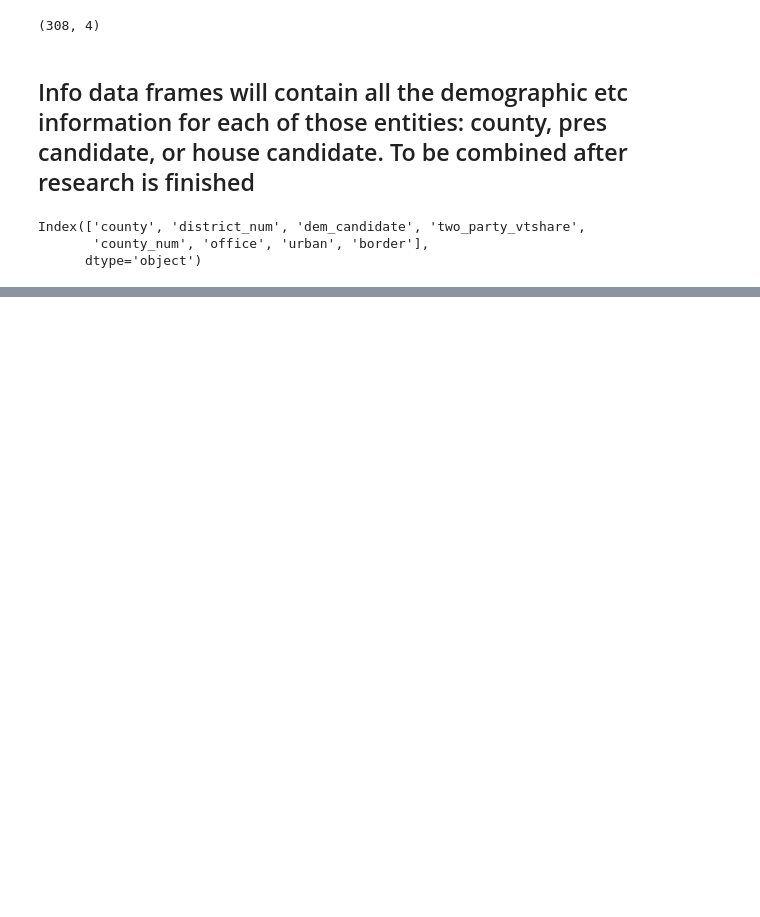
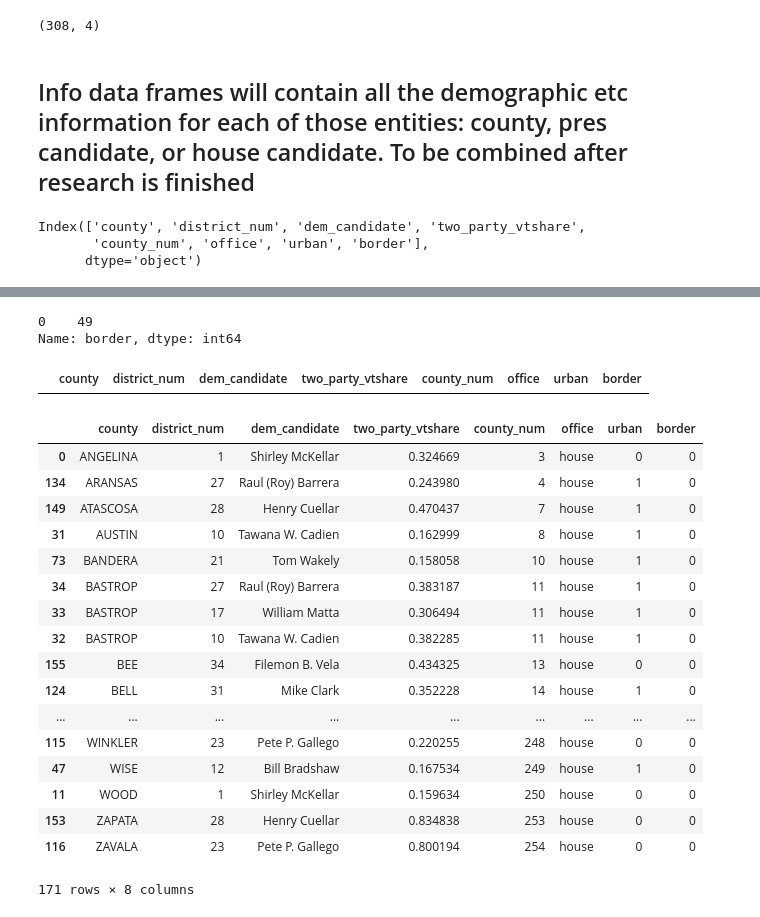
Before and after one commit to sghoseWI/Election-Analytics, a Jupyter notebook: model2.ipynb, the cells around one changed output, grey strips where cells are left out. Saved outputs shown, nothing was run; the diff lists cells and outputs as text; code cells hidden in the pictures; blank space fills up the shorter version.

```diff
--- a/model2.ipynb
+++ b/model2.ipynb
@@ -57,0 +83,9 @@ Index(['county', 'district_num', 'dem_candidate', 'two_party_vtshare',
+# %%
+demc.border.value_counts()
+# %% [output]
+0    49
+Name: border, dtype: int64
+# %%
+for_house[for_house.border == 1]
+# %% [output]
+|  | county | district_num | dem_candidate | two_party_vtshare | county_num | office | urban | border |
@@ -57,0 +94,21 @@ Index(['county', 'district_num', 'dem_candidate', 'two_party_vtshare',
+# %%
+for_house.sort_values(by='county')
+# %% [output]
+|  | county | district_num | dem_candidate | two_party_vtshare | county_num | office | urban | border |
+| 0 | ANGELINA | 1 | Shirley McKellar | 0.324669 | 3 | house | 0 | 0 |
+| 134 | ARANSAS | 27 | Raul (Roy) Barrera | 0.243980 | 4 | house | 1 | 0 |
+| 149 | ATASCOSA | 28 | Henry Cuellar | 0.470437 | 7 | house | 1 | 0 |
+| 31 | AUSTIN | 10 | Tawana W. Cadien | 0.162999 | 8 | house | 1 | 0 |
+| 73 | BANDERA | 21 | Tom Wakely | 0.158058 | 10 | house | 1 | 0 |
+| 34 | BASTROP | 27 | Raul (Roy) Barrera | 0.383187 | 11 | house | 1 | 0 |
+| 33 | BASTROP | 17 | William Matta | 0.306494 | 11 | house | 1 | 0 |
+| 32 | BASTROP | 10 | Tawana W. Cadien | 0.382285 | 11 | house | 1 | 0 |
+| 155 | BEE | 34 | Filemon B. Vela | 0.434325 | 13 | house | 0 | 0 |
+| 124 | BELL | 31 | Mike Clark | 0.352228 | 14 | house | 1 | 0 |
+| ... | ... | ... | ... | ... | ... | ... | ... | ... |
+| 115 | WINKLER | 23 | Pete P. Gallego | 0.220255 | 248 | house | 0 | 0 |
+| 47 | WISE | 12 | Bill Bradshaw | 0.167534 | 249 | house | 1 | 0 |
+| 11 | WOOD | 1 | Shirley McKellar | 0.159634 | 250 | house | 0 | 0 |
+| 153 | ZAPATA | 28 | Henry Cuellar | 0.834838 | 253 | house | 0 | 0 |
+| 116 | ZAVALA | 23 | Pete P. Gallego | 0.800194 | 254 | house | 0 | 0 |
+171 rows × 8 columns
```
Also changed, not shown: parts of 6 cells of this notebook, 1 other file.
